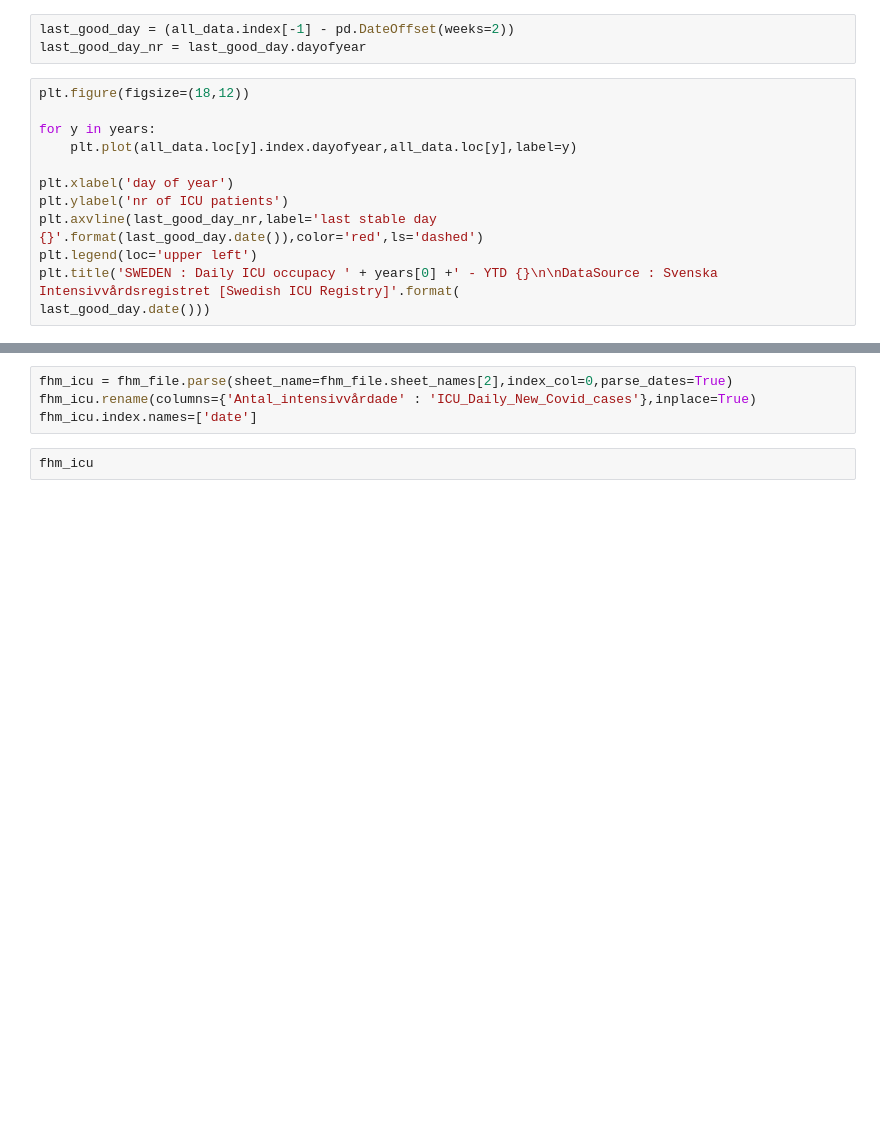
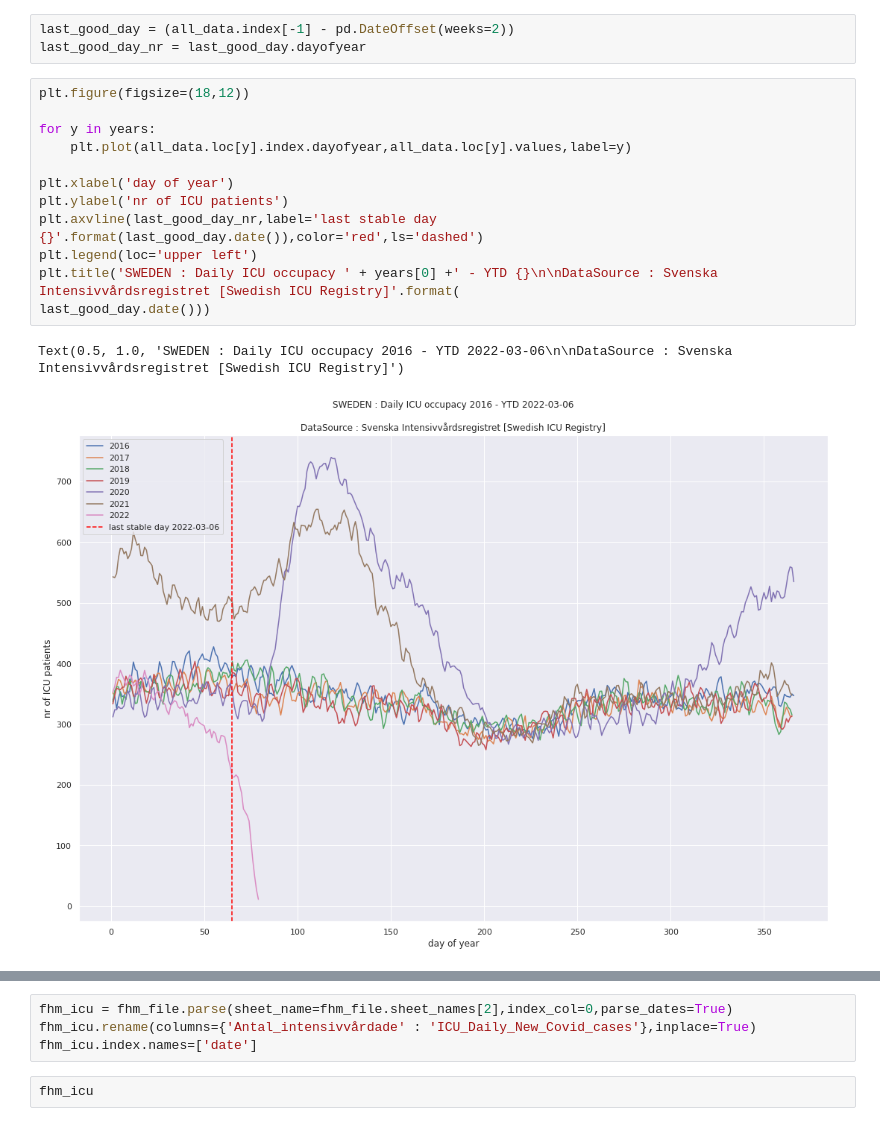
Before and after one commit to tolex3/note, a Jupyter notebook: 2021/icu_occupacy.ipynb, the cells around one changed output, grey strips where cells are left out. Saved outputs shown, nothing was run; the diff lists cells and outputs as text; blank space fills up the shorter version.

```diff
--- a/2021/icu_occupacy.ipynb
+++ b/2021/icu_occupacy.ipynb
@@ -47,15 +83,18 @@ last_good_day_nr = last_good_day.dayofyear
 # %%
 plt.figure(figsize=(18,12))
 
 for y in years:
-    plt.plot(all_data.loc[y].index.dayofyear,all_data.loc[y],label=y)
+    plt.plot(all_data.loc[y].index.dayofyear,all_data.loc[y].values,label=y)
 
 plt.xlabel('day of year')
 plt.ylabel('nr of ICU patients')
 plt.axvline(last_good_day_nr,label='last stable day {}'.format(last_good_day.date()),color='red',ls='dashed')
 plt.legend(loc='upper left')
 plt.title('SWEDEN : Daily ICU occupacy ' + years[0] +' - YTD {}\n\nDataSource : Svenska Intensivvårdsregistret [Swedish ICU Registry]'.format(
 last_good_day.date()))
+# %% [output]
+Text(0.5, 1.0, 'SWEDEN : Daily ICU occupacy 2016 - YTD 2022-03-06\n\nDataSource : Svenska Intensivvårdsregistret [Swedish ICU Registry]')
+[figure, added]
 # %%
 base_dates = all_data.loc[:'2019']
 baseline = base_dates.groupby(base_dates.index.dayofyear).mean()
```
Also changed, not shown: parts of 36 cells of this notebook, 21 other files.
